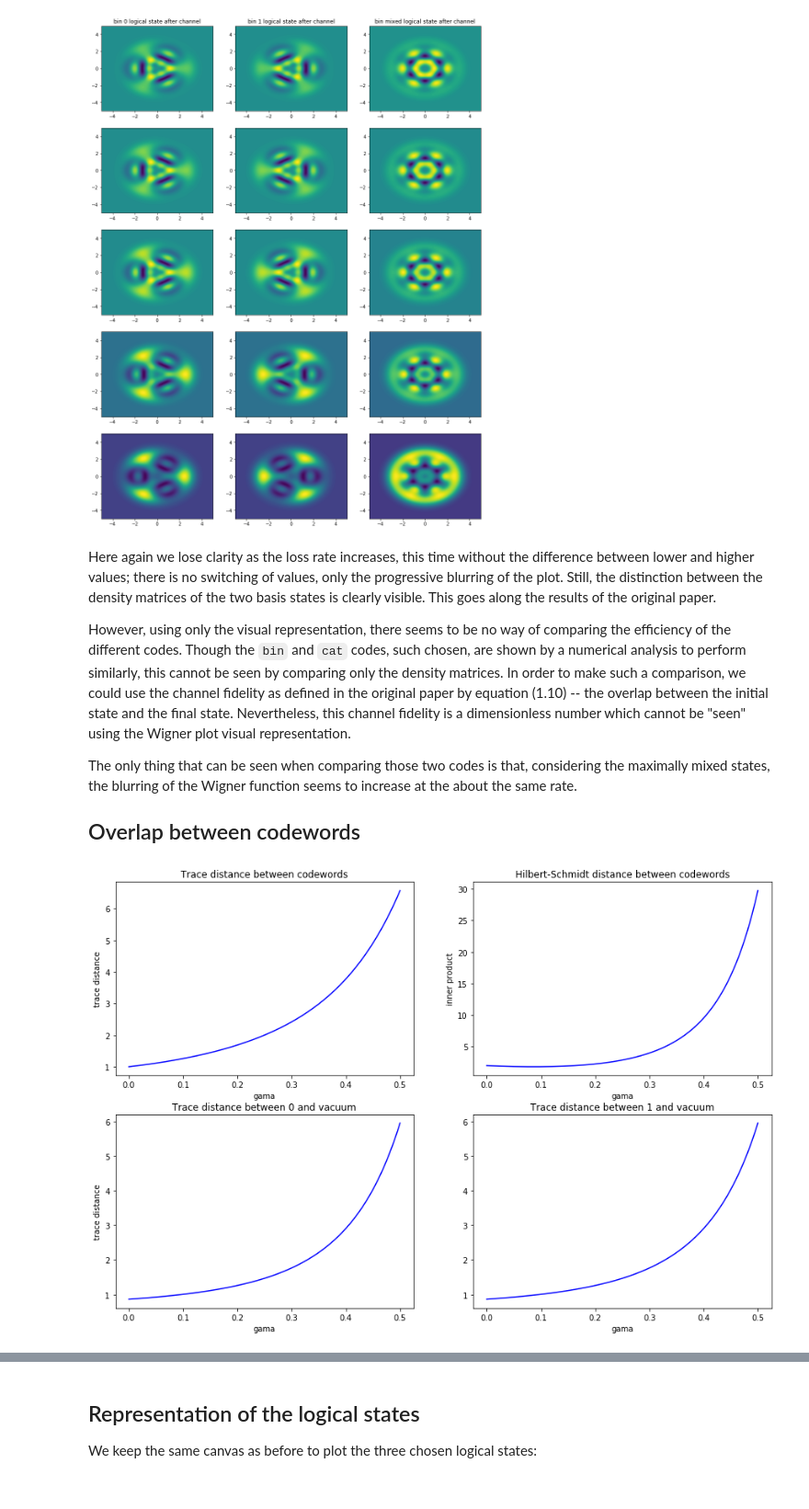
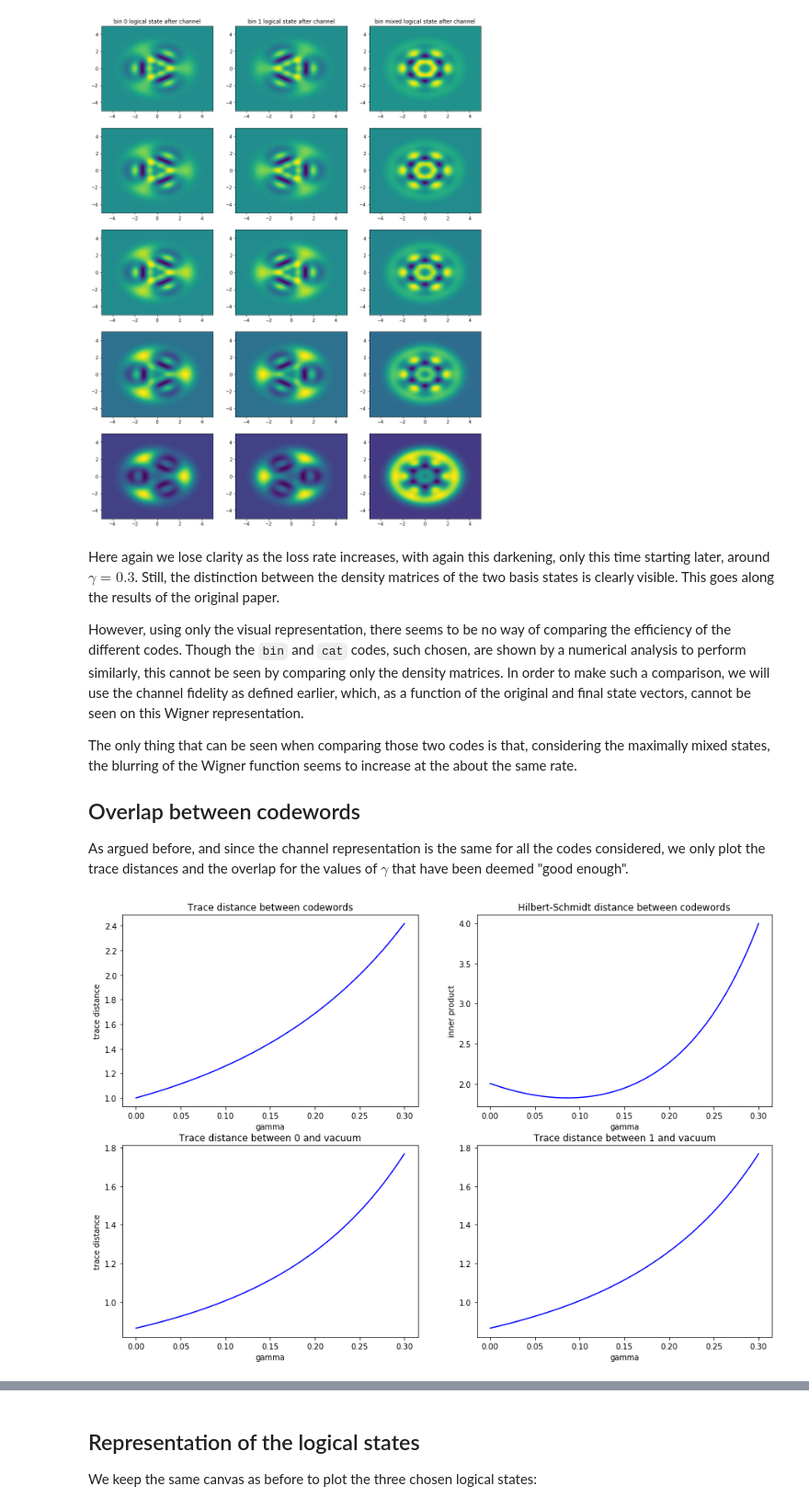
Before and after one commit to kinnian/PRIM, a Jupyter notebook: Bosonic_codes_in_a_pure-loss_channel.ipynb, the cells around one changed output, grey strips where cells are left out. Shown at 92% size. Drawn from its saved outputs; the diff is of its cells as text; code cells hidden in the pictures.

```diff
--- a/Bosonic_codes_in_a_pure-loss_channel.ipynb
+++ b/Bosonic_codes_in_a_pure-loss_channel.ipynb
@@ -140,0 +157,8 @@ We indeed obtain a plot comparable to the one of the original paper. We can thus
+# %%
+xvec = np.linspace(-5,5,200)
+fig, axes = plt.subplots(1, 1, figsize=(5,4))
+cat_mixed = (1/2*(cat_L(20, 1.538, 0)*cat_L(20, 1.538, 0).dag() + cat_L(20, 1.538, 1)*cat_L(20, 1.538, 1).dag()))
+W_cat_mixed = wigner(cat_mixed, xvec, xvec)
+cont = axes.contourf(xvec, xvec, W_cat_mixed, 100)
+lbl = axes.set_title("cat maximally mixed (logical) state")
+plt.show()
@@ -149,10 +179,10 @@ n = 0
 lbl0 = axes[n][0].set_title("cat 0 logical state after channel")
 lbl1 = axes[n][1].set_title("cat 1 logical state after channel")
 lbl2 = axes[n][2].set_title("cat mixed logical state after channel")
-for gama in (0.01,0.05,0.1,0.2,0.31):
-    W_cat_0_C = wigner(chan(density(cat_L(20, 2, 0)), 20, gama), xvec, xvec)
-    W_cat_1_C = wigner(chan(density(cat_L(20, 2, 1)), 20, gama), xvec, xvec)
-    W_cat_m_C = wigner(chan(density(cat_mixed), 20, gama), xvec, xvec)
+for gamma in (0.01,0.05,0.1,0.2,0.31):
+    W_cat_0_C = wigner(channel(density(cat_L(20, 1.538, 0)), 20, gamma), xvec, xvec)
+    W_cat_1_C = wigner(channel(density(cat_L(20, 1.538, 1)), 20, gamma), xvec, xvec)
+    W_cat_m_C = wigner(channel(density(cat_mixed), 20, gamma), xvec, xvec)
     cont0 = axes[n][0].contourf(xvec, xvec, W_cat_0_C, 100)
     cont1 = axes[n][1].contourf(xvec, xvec, W_cat_1_C, 100)
     cont2 = axes[n][2].contourf(xvec, xvec, W_cat_m_C, 100)
@@ -257,10 +363,10 @@ n = 0
 lbl0 = axes[n][0].set_title("bin 0 logical state after channel")
 lbl1 = axes[n][1].set_title("bin 1 logical state after channel")
 lbl2 = axes[n][2].set_title("bin mixed logical state after channel")
-for gama in (0.01,0.05,0.1,0.2,0.31):
-    W_bin_0_C = wigner(chan(density(bin_L(20, 0)), 20, gama), xvec, xvec)
-    W_bin_1_C = wigner(chan(density(bin_L(20, 1)), 20, gama), xvec, xvec)
-    W_bin_m_C = wigner(chan(density(bin_mixed), 20, gama), xvec, xvec)
+for gamma in (0.01,0.05,0.1,0.2,0.31):
+    W_bin_0_C = wigner(chan(density(bin_L(20, 0)), 20, gamma), xvec, xvec)
+    W_bin_1_C = wigner(chan(density(bin_L(20, 1)), 20, gamma), xvec, xvec)
+    W_bin_m_C = wigner(chan(density(bin_mixed), 20, gamma), xvec, xvec)
     cont0 = axes[n][0].contourf(xvec, xvec, W_bin_0_C, 100)
     cont1 = axes[n][1].contourf(xvec, xvec, W_bin_1_C, 100)
     cont1 = axes[n][2].contourf(xvec, xvec, W_bin_m_C, 100)
@@ -269,40 +375,42 @@ plt.show()
 # %% [output]
 [figure]
 # %% [markdown]
-Here again we lose clarity as the loss rate increases, this time without the difference between lower and higher values; there is no switching of values, only the progressive blurring of the plot. Still, the distinction between the density matrices of the two basis states is clearly visible. This goes along the results of the original paper.
+Here again we lose clarity as the loss rate increases, with again this darkening, only this time starting later, around $\gamma = 0.3$. Still, the distinction between the density matrices of the two basis states is clearly visible. This goes along the results of the original paper.
 
-However, using only the visual representation, there seems to be no way of comparing the efficiency of the different codes. Though the `bin` and `cat` codes, such chosen, are shown by a numerical analysis to perform similarly, this cannot be seen by comparing only the density matrices. In order to make such a comparison, we could use the channel fidelity as defined in the original paper by equation (1.10) -- the overlap between the initial state and the final state. Nevertheless, this channel fidelity is a dimensionless number which cannot be "seen" using the Wigner plot visual representation.
+However, using only the visual representation, there seems to be no way of comparing the efficiency of the different codes. Though the `bin` and `cat` codes, such chosen, are shown by a numerical analysis to perform similarly, this cannot be seen by comparing only the density matrices. In order to make such a comparison, we will use the channel fidelity as defined earlier, which, as a function of the original and final state vectors, cannot be seen on this Wigner representation.
 
 The only thing that can be seen when comparing those two codes is that, considering the maximally mixed states, the blurring of the Wigner function seems to increase at the about the same rate.
 
 ## Overlap between codewords
+
+As argued before, and since the channel representation is the same for all the codes considered, we only plot the trace distances and the overlap for the values of $\gamma$ that have been deemed "good enough".
 # %%
 d_0 = density(bin_L(20, 0))
 d_1 = density(bin_L(20, 1))
 vac = fock_dm(20)
 
-xvec = np.linspace(0,0.5,200) # gama
-yvec1 = [(tracedist(chan(d_0, 20, gama), chan(d_1, 20, gama))) for gama in xvec] # trace distance between codewords
-yvec2 = [(tracedist(chan(d_0, 20, gama), vac)) for gama in xvec] # trace dist between 0 and vacuum
-yvec3 = [(tracedist(chan(d_1, 20, gama), vac)) for gama in xvec] # trace dist between 1 and vacuum
-yvec4 = [(hilbert_dist(chan(d_0, 20, gama), chan(d_1, 20, gama))) for gama in xvec] # Inner product between codewords
+xvec = np.linspace(0,0.3,200) # gamma < 0.3
+yvec1 = [(tracedist(channel(d_0, 20, gamma), channel(d_1, 20, gamma))) for gamma in xvec] # trace distance between codewords
+yvec2 = [(tracedist(channel(d_0, 20, gamma), vac)) for gamma in xvec] # trace dist between 0 and vacuum
+yvec3 = [(tracedist(channel(d_1, 20, gamma), vac)) for gamma in xvec] # trace dist between 1 and vacuum
+yvec4 = [(hilbert_dist(channel(d_0, 20, gamma), channel(d_1, 20, gamma))) for gamma in xvec] # Inner product between codewords
 
 fig, ax = plt.subplots(2, 2, figsize=(15,10))
 p0 = ax[0][0].plot(xvec, yvec1, 'b')
 p1 = ax[0][1].plot(xvec, yvec4, 'b')
 p1 = ax[1][0].plot(xvec, yvec2, 'b')
 p1 = ax[1][1].plot(xvec, yvec3, 'b')
-ax[0][0].set_xlabel('gama')
-ax[1][0].set_xlabel('gama')
-ax[0][1].set_xlabel('gama')
-ax[1][1].set_xlabel('gama')
+ax[0][0].set_xlabel('gamma')
+ax[1][0].set_xlabel('gamma')
+ax[0][1].set_xlabel('gamma')
+ax[1][1].set_xlabel('gamma')
 ax[0][0].set_ylabel('trace distance')
 ax[0][1].set_ylabel('inner product')
 ax[1][0].set_ylabel('trace distance')
 ax[0][0].set_title('Trace distance between codewords')
 ax[0][1].set_title('Hilbert-Schmidt distance between codewords')
 ax[1][0].set_title('Trace distance between 0 and vacuum')
 ax[1][1].set_title('Trace distance between 1 and vacuum')
 plt.show()
 # %% [output]
-[figure, old version]
+[figure, new version]
```
Also changed, not shown: parts of 66 cells of this notebook.
